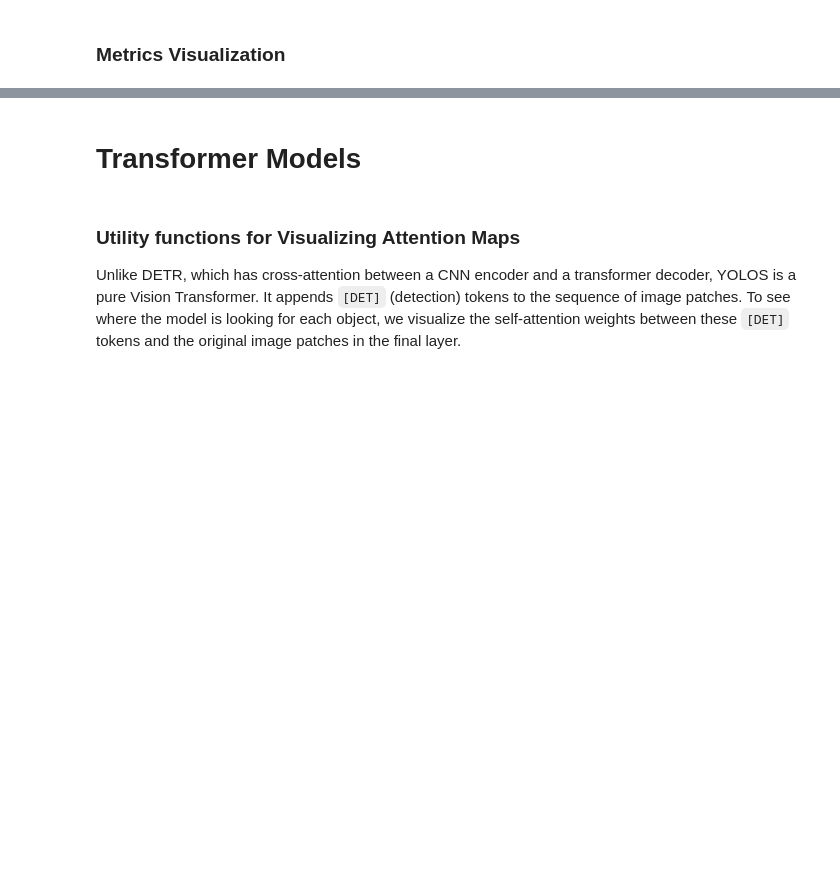
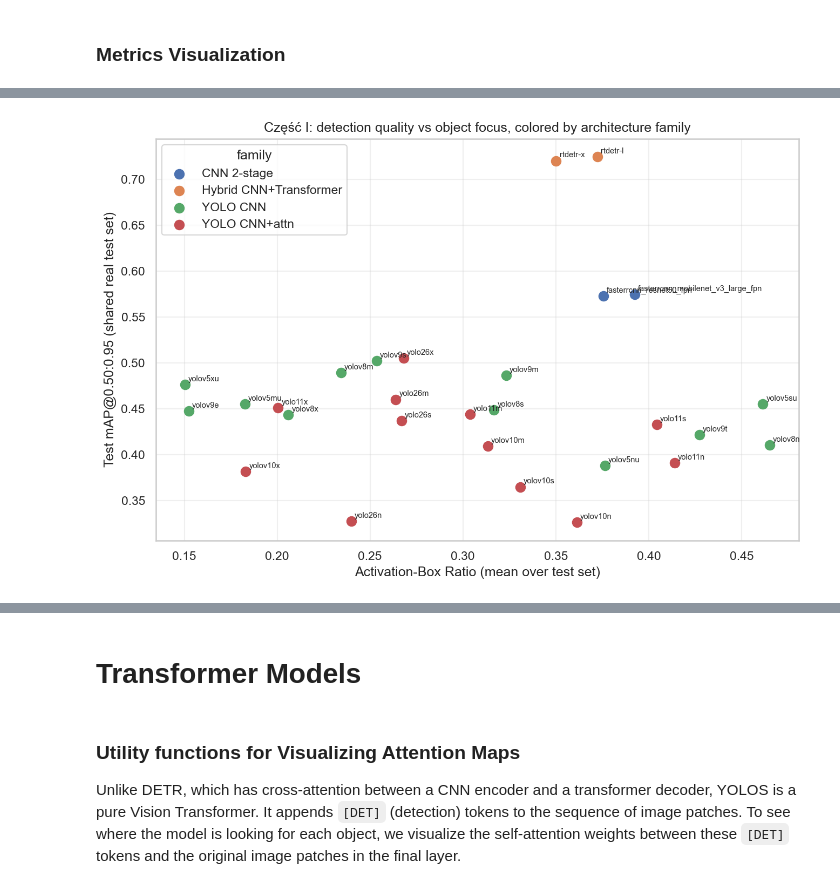
Before and after one commit to Eikthyrnir/uam-cv-sim-to-real-interpretability, a Jupyter notebook: DIMO_detection_pipeline.ipynb, the cells around one changed output, grey strips where cells are left out. Saved outputs shown, nothing was run; the diff lists cells and outputs as text; code cells hidden in the pictures; blank space fills up the shorter version.

Commit message:
ABR scatter plot

```diff
--- a/DIMO_detection_pipeline.ipynb
+++ b/DIMO_detection_pipeline.ipynb
@@ -889,14 +889,6 @@ def get_fasterrcnn_resnet50_fpn_model(num_classes):
     model.roi_heads.box_predictor = FastRCNNPredictor(in_features, num_classes)
 
     return model
-
-
-detection_model = get_fasterrcnn_resnet50_fpn_model(NUM_CLASSES).to(device)
-
-# Optimizer and Learning Rate Scheduler
-params = [p for p in detection_model.parameters() if p.requires_grad]
-optimizer = optim.SGD(params, lr=1e-2, momentum=0.9, weight_decay=0.0005)
-lr_scheduler = optim.lr_scheduler.StepLR(optimizer, step_size=3, gamma=0.5)
 # %%
 ## Alternative 1: Faster R-CNN with MobileNetV3 Backbone
 # Instead of ResNet50, use lightweight `mobilenet_v3_large_fpn`.
@@ -914,14 +906,6 @@ def get_mobilenet_detection_model(num_classes):
     # Replace the pre-trained head with a new one for our number of classes
     model.roi_heads.box_predictor = FastRCNNPredictor(in_features, num_classes)
     return model
-
-# 7 classes: background (0) and objects (1 - 6)
-mobilenet_model = get_mobilenet_detection_model(num_classes=NUM_CLASSES).to(device)
-
-# Optimizer and Learning Rate Scheduler
-params = [p for p in mobilenet_model.parameters() if p.requires_grad]
-optimizer = optim.SGD(params, lr=1e-2, momentum=0.9, weight_decay=0.0005)
-lr_scheduler = optim.lr_scheduler.StepLR(optimizer, step_size=3, gamma=0.5)
 # %% [markdown]
 # Część I: Multi-architecture comparison (unified harness)
 
@@ -1655,3 +1716,25 @@ plt.show()
+# %%
+# ===== Część I: headline scatter — detection quality (mAP) vs object focus (ABR) =====
+import matplotlib.pyplot as plt
+
+ABR_COL = 'abr_mean'   # switch to 'abr_median' for the outlier-robust version
+
+fig, ax = plt.subplots(figsize=(9, 6))
+for fam, g in df_abr.groupby('family'):
+    ax.scatter(g[ABR_COL], g['mAP_50_95'], s=70, label=fam)
+    for _, r in g.iterrows():
+        ax.annotate(r['model'], (r[ABR_COL], r['mAP_50_95']),
+                    fontsize=7, xytext=(3, 3), textcoords='offset points')
+
+ax.set_xlabel(f"Activation-Box Ratio ({ABR_COL.replace('abr_', '')} over test set)")
+ax.set_ylabel('Test mAP@0.50:0.95 (shared real test set)')
+ax.set_title('Część I: detection quality vs object focus, colored by architecture family')
+ax.legend(title='family')
+ax.grid(True, alpha=0.3)
+plt.tight_layout()
+plt.show()
+# %% [output]
+[figure, added]
 # %%
 # all models, ordered by test mAP (falls back to whatever runs are on disk if df_part1 isn't defined)
 try:
```
Also changed, not shown: parts of 10 cells of this notebook.
